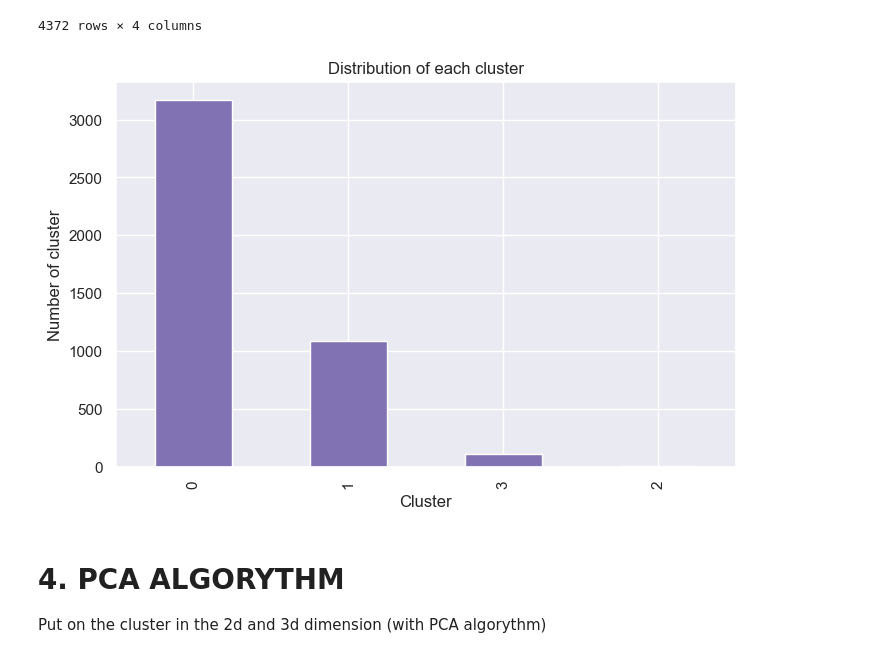
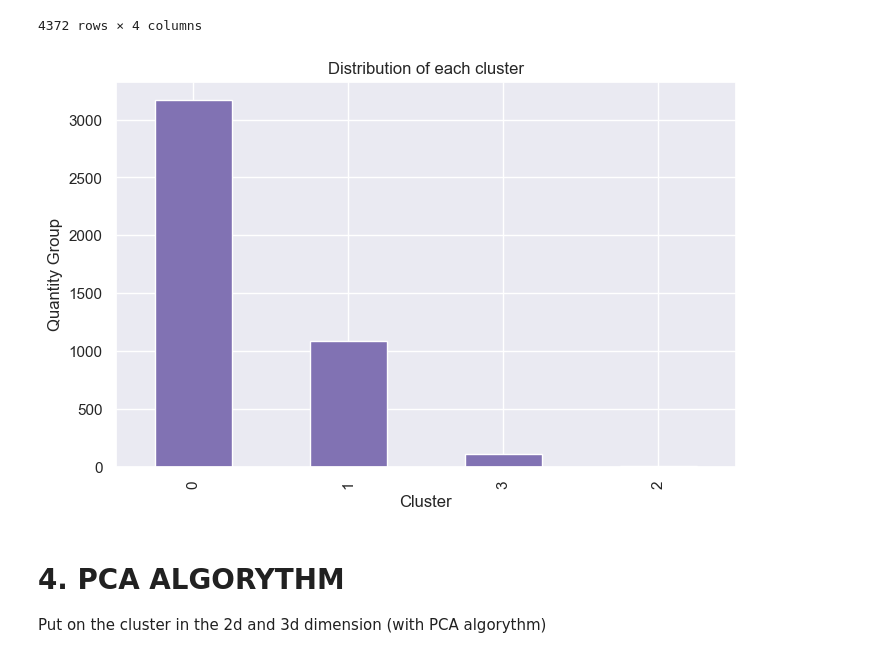
Before and after one commit to will787/retail-e-commerce-evidence, a Jupyter notebook: analytics/retails.ipynb, the cells around one changed output. Saved outputs shown, nothing was run; the diff lists cells and outputs as text; code cells hidden in the pictures.

```diff
--- a/analytics/retails_analytics.ipynb
+++ b/analytics/retails.ipynb
@@ -226,12 +226,12 @@ rfm
 # %%
 rfm['Cluster'].value_counts().plot(kind='bar', color='m', figsize=(8,5))
 
 plt.title('Distribution of each cluster')
 plt.xlabel('Cluster')
-plt.ylabel('Number of cluster')
+plt.ylabel('Quantity Group')
 plt.show()
 # %% [output]
-[figure, old version]
+[figure, new version]
 # %% [markdown]
 # 4. PCA ALGORYTHM
 
```
Also changed, not shown: parts of 1 cell of this notebook, 1 other file.
